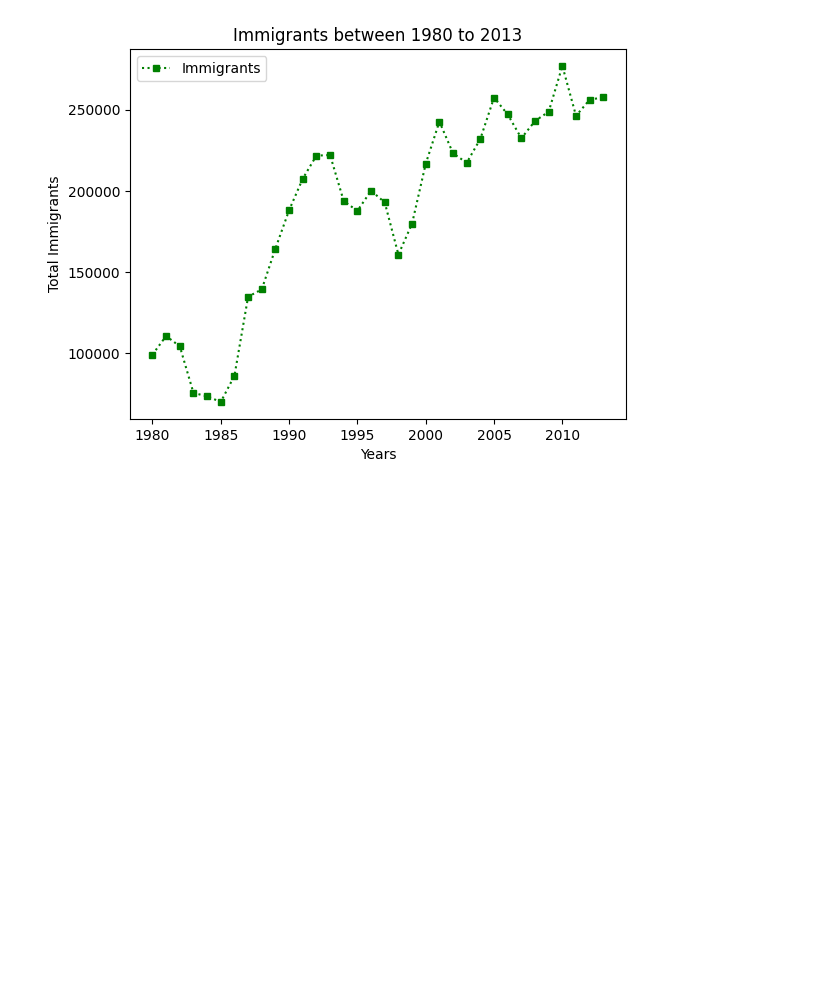
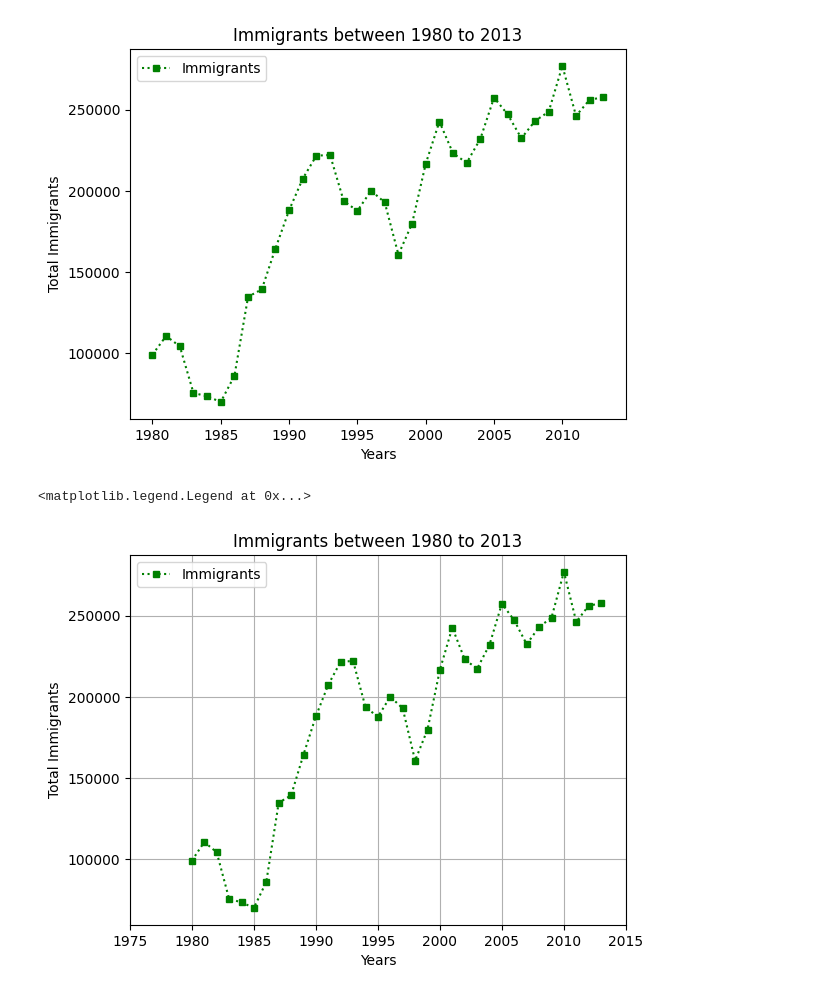
Before and after one commit to mohammedhelalu/GoogleDrivemmm, a Jupyter notebook: matplot_direct_plots.ipynb, the cells around one changed output. Drawn from its saved outputs; the diff is of its cells as text; code cells hidden in the pictures; blank space fills up the shorter version.

```diff
--- a/matplot_direct_plots.ipynb
+++ b/matplot_direct_plots.ipynb
@@ -128,3 +128,32 @@ ax.legend(['Immigrants'])
 plt.show()
 # %% [output]
 [figure]
+# %%
+#Create figure and axes
+fig, ax = plt.subplots()
+
+# Plot the line
+ax.plot(total_immigrants,
+        marker='s', #Including markers in squares shapes
+        markersize=5, #Setting the size of the marker
+        color='green', #Changing the color of the line
+        linestyle="dotted") #Changing the line style to a Dotted line
+
+#Setting up the Title
+ax.set_title('Immigrants between 1980 to 2013')
+
+#Setting up the Labels
+ax.set_xlabel('Years')
+ax.set_ylabel('Total Immigrants')
+
+#limits on x-axis
+plt.xlim(1975, 2015)  #or ax.set_xlim()
+
+#Enabling Grid
+plt.grid(True)  #or ax.grid()
+
+#Legend
+plt.legend(["Immigrants"]) #or ax.legend()
+# %% [output]
+<matplotlib.legend.Legend at 0x...>
+[figure, added]
```
Also changed, not shown: parts of 7 cells of this notebook.
